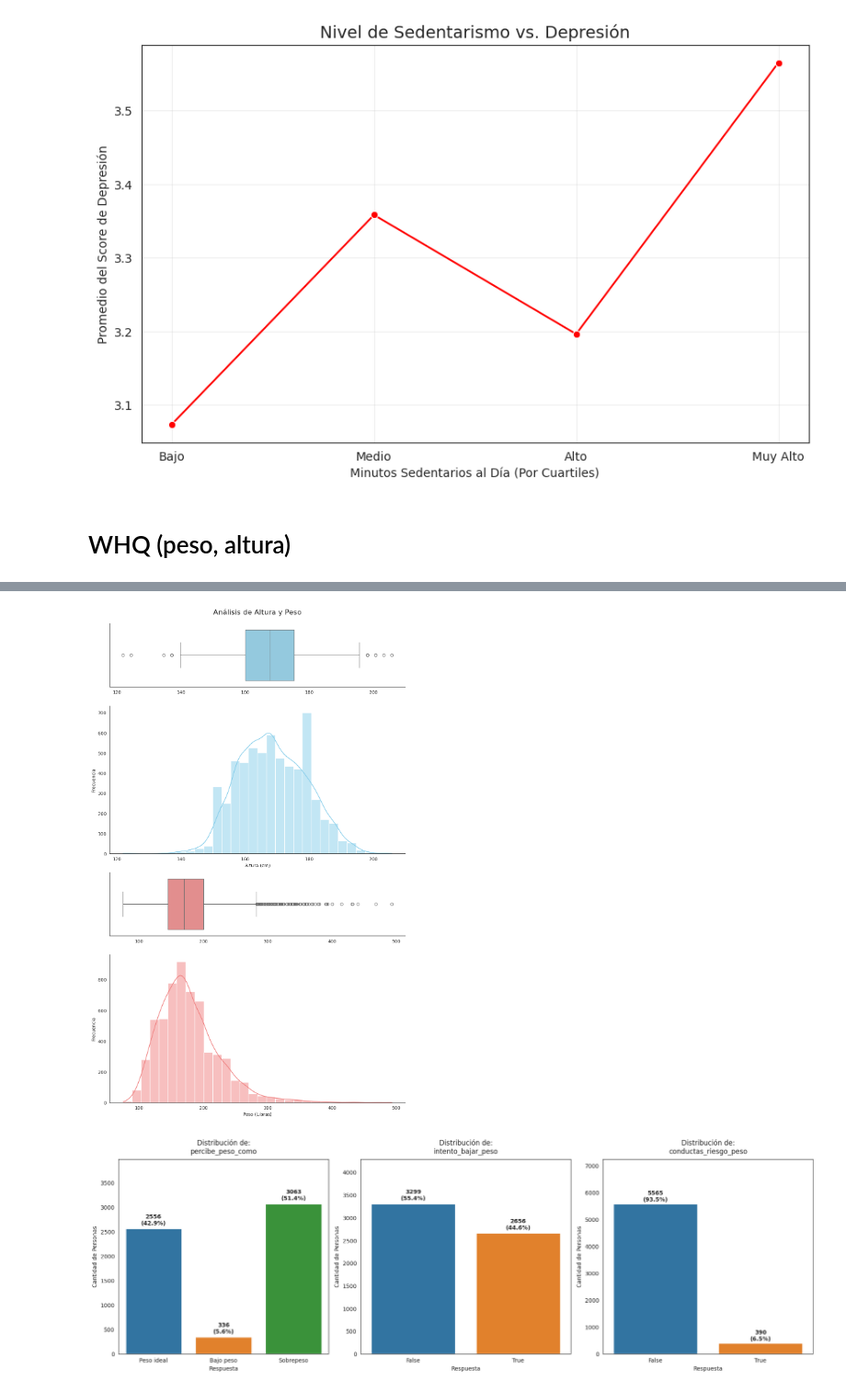
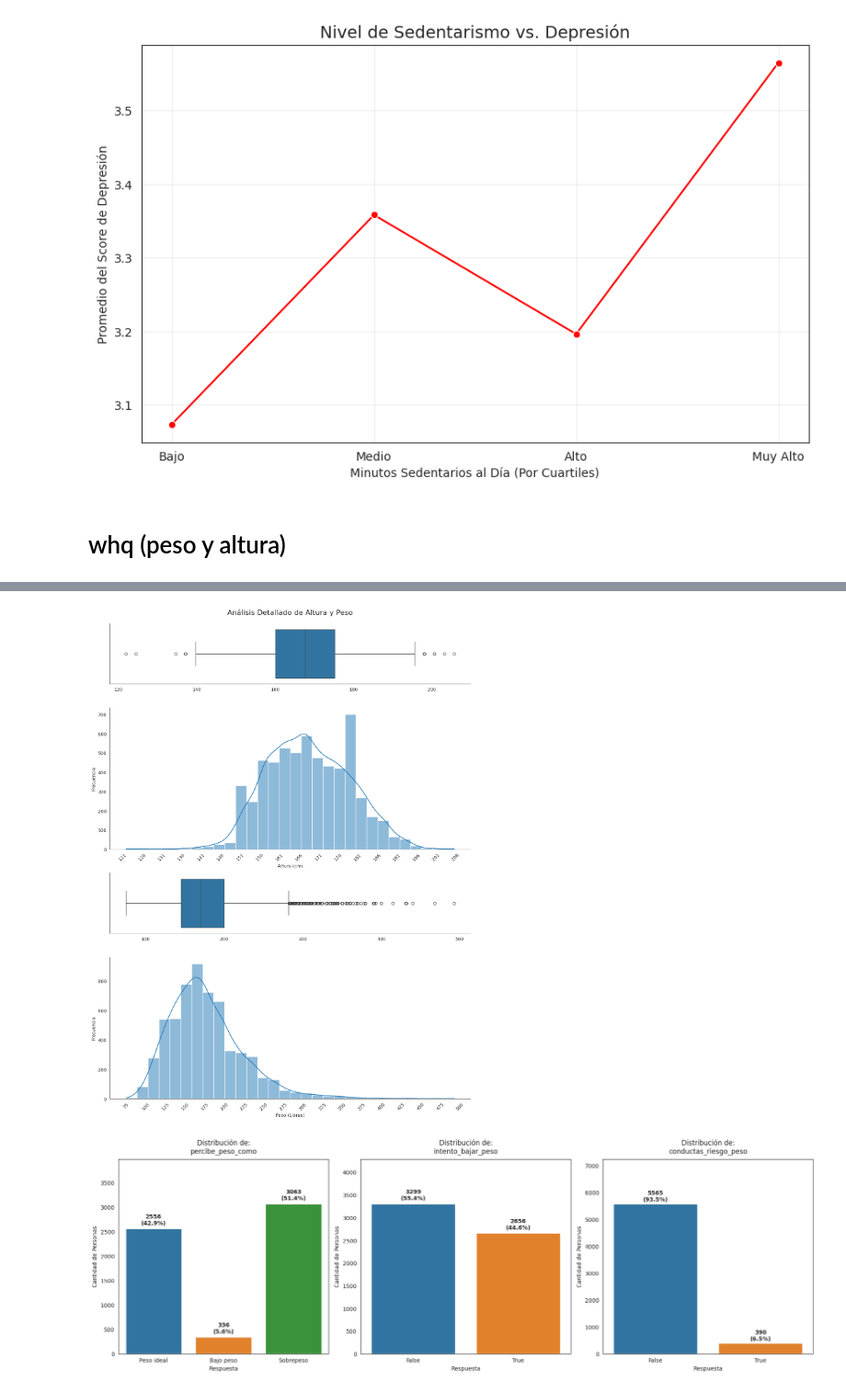
Before and after one commit to salva1984/kokoa-analisis-salud-mental, a Jupyter notebook: notebooks/05-analisis.ipynb, the cells around one changed output, grey strips where cells are left out. Shown at 92% size. Saved outputs shown, nothing was run; the diff lists cells and outputs as text; code cells hidden in the pictures.

```diff
--- a/notebooks/05-analisis.ipynb
+++ b/notebooks/05-analisis.ipynb
@@ -1535,8 +1534,8 @@ plt.grid(True, alpha=0.3)
 plt.show()
 # %% [output]
 [figure]
-# %% [markdown]
-# WHQ (peso, altura)
+# %% [markdown]
+# whq (peso y altura)
 # %%
 df_whq = pd.read_csv('../data/whq.csv')
 df_whq.info()
@@ -1556,34 +1555,49 @@ Data columns (total 7 columns):
 dtypes: bool(2), float64(4), object(1)
 memory usage: 244.4+ KB
 # %%
+import numpy as np
+import matplotlib.pyplot as plt
+import seaborn as sns
+
 # Configuramos 4 filas (2 para Altura, 2 para Peso) y 1 sola columna
-# Usamos height_ratios para que los boxplots sean delgaditos y los histogramas grandes
-fig, axes = plt.subplots(nrows=4, ncols=1, figsize=(10, 16),
+fig, axes = plt.subplots(nrows=4, ncols=1, figsize=(12, 16),
                          gridspec_kw={"height_ratios": (.15, .35, .15, .35)})
 
 # --- BLOQUE 1: Altura (Pisos 0 y 1) ---
-sns.boxplot(data=df_whq, x='altura_cm', ax=axes[0], color='skyblue')
-axes[0].set_title('Análisis de Altura y Peso', fontsize=16, pad=20)
-axes[0].set(xlabel='') # Quitamos el label del eje X para que no choque
+sns.boxplot(data=df_whq, x='altura_cm', ax=axes[0], )
+axes[0].set_title('Análisis Detallado de Altura y Peso', fontsize=16, pad=20)
+axes[0].set(xlabel='')
 
-sns.histplot(data=df_whq, x='altura_cm', kde=True, ax=axes[1], color='skyblue', bins=30)
+sns.histplot(data=df_whq, x='altura_cm', kde=True, ax=axes[1], bins=30)
 axes[1].set_ylabel('Frecuencia')
 axes[1].set_xlabel('Altura (cm)')
 
+# Ajuste de Ticks para Altura (Cada 5 cm es lo más legible, puedes cambiarlo a 2)
+min_h, max_h = int(df_whq['altura_cm'].min()), int(df_whq['altura_cm'].max())
+axes[1].set_xticks(np.arange(min_h, max_h + 5, 5))
+
 # --- BLOQUE 2: Peso (Pisos 2 y 3) ---
-sns.boxplot(data=df_whq, x='peso_libras', ax=axes[2], color='lightcoral')
+sns.boxplot(data=df_whq, x='peso_libras', ax=axes[2], )
 axes[2].set(xlabel='')
 
-sns.histplot(data=df_whq, x='peso_libras', kde=True, ax=axes[3], color='lightcoral', bins=30)
+sns.histplot(data=df_whq, x='peso_libras', kde=True, ax=axes[3],  bins=30)
 axes[3].set_ylabel('Frecuencia')
 axes[3].set_xlabel('Peso (Libras)')
+
+# Ajuste de Ticks para Peso (Cada 25 lbs para no saturar)
+min_p, max_p = int(df_whq['peso_libras'].min()), int(df_whq['peso_libras'].max())
+axes[3].set_xticks(np.arange(min_p, max_p + 25, 25))
+
+# Rotamos los números si vemos que se amontonan
+plt.setp(axes[1].get_xticklabels(), rotation=45)
+plt.setp(axes[3].get_xticklabels(), rotation=45)
 
 # Limpieza visual
 sns.despine()
 plt.tight_layout()
 plt.show()
 # %% [output]
-[figure, old version]
+[figure, new version]
 # %%
 # Lista de variables categóricas/booleanas
 cols_cat = ['percibe_peso_como', 'intento_bajar_peso', 'conductas_riesgo_peso']
```
Also changed, not shown: parts of 3 cells of this notebook.
